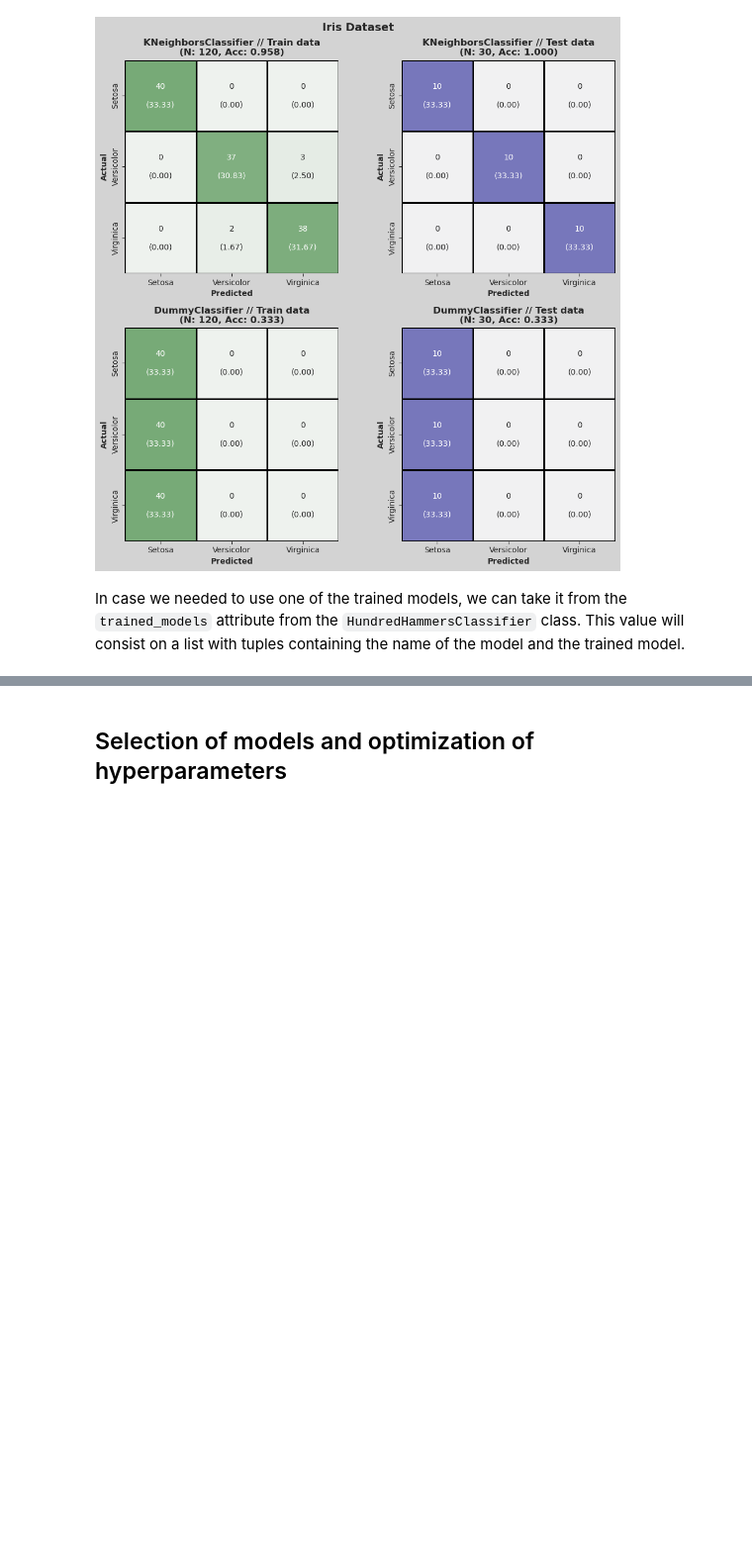
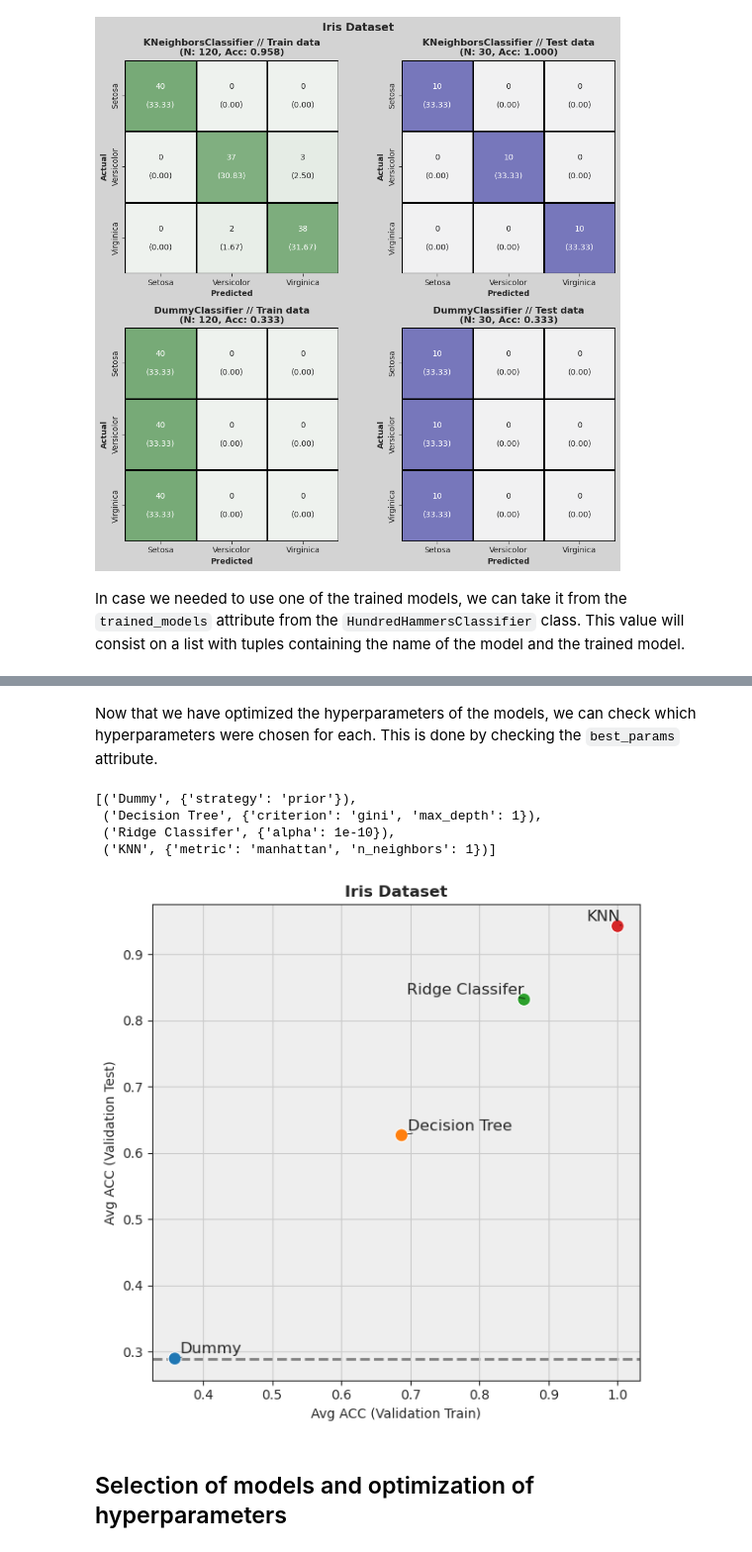
Before and after one commit to vgarciasc/hundred-hammers, a Jupyter notebook: examples/example_classification.ipynb, the cells around one changed output, grey strips where cells are left out. Shown at 99% size. Cells and saved outputs as stored; diff of their text form; code cells hidden in the pictures; blank space fills up the shorter version.

````diff
--- a/examples/example_classification.ipynb
+++ b/examples/example_classification.ipynb
@@ -133,0 +140,7 @@ hh_models.trained_models
+# %%
+models_to_check = [
+    ('Dummy', DummyClassifier(), None),
+    ('Decision Tree', DecisionTreeClassifier(random_state=0), None),
+    ('Ridge Classifer', RidgeClassifier(random_state=0), None),
+    ('KNN', KNeighborsClassifier(), None)
+]
@@ -133,0 +153,2 @@ hh_models.trained_models
+# %%
+hh_models = hh.HundredHammersClassifier(models = models_to_check)
@@ -133,0 +160,3 @@ hh_models.trained_models
+# %%
+df_results = hh_models.evaluate(X, y, optim_hyper=True, n_grid_points=8)
+display(df_results)
@@ -134,2 +169,15 @@ hh_models.trained_models
+# %% [markdown]
+Now that we have optimized the hyperparameters of the models, we can check which hyperparameters were chosen for each. This is done by checking the ```best_params``` attribute.
+# %%
+hh_models.best_params
+# %% [output]
+[('Dummy', {'strategy': 'prior'}),
+ ('Decision Tree', {'criterion': 'gini', 'max_depth': 1}),
+ ('Ridge Classifer', {'alpha': 1e-10}),
+ ('KNN', {'metric': 'manhattan', 'n_neighbors': 1})]
+# %%
+hh.plot_batch_results(df_results, metric_name="ACC", title="Iris Dataset", display=False)
+# %% [output]
+[figure, added]
 # %% [markdown]
 ## Selection of models and optimization of hyperparameters
````
Also changed, not shown: parts of 18 cells of this notebook.
